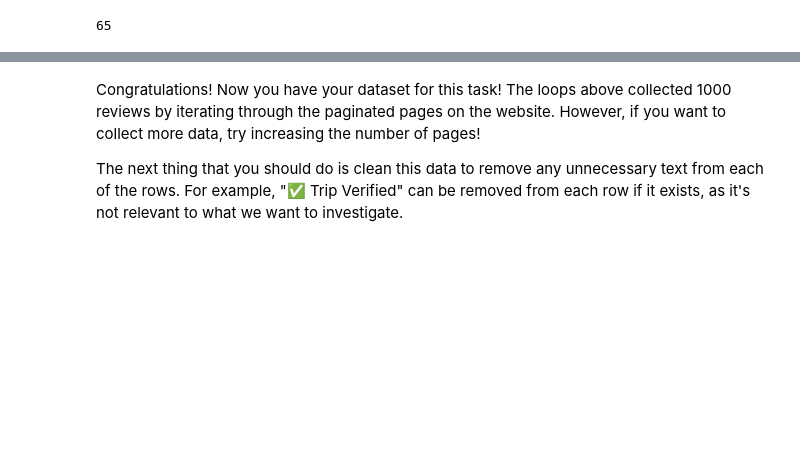
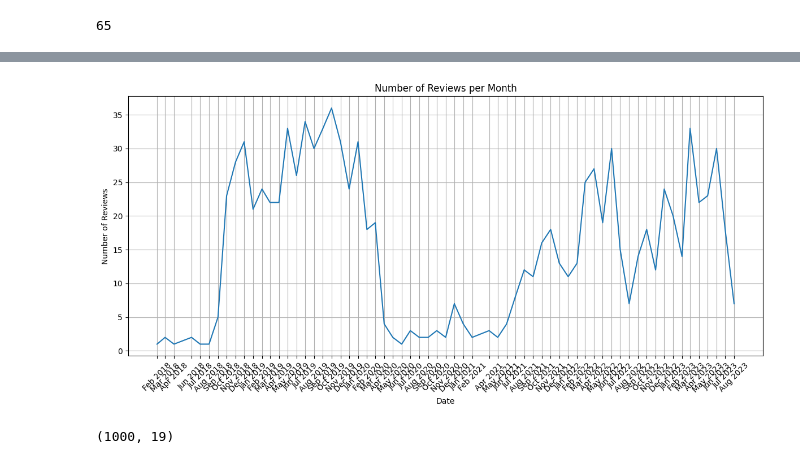
Before and after one commit to codewithawr/British-Airways-Projects, a Jupyter notebook: Task-1-Web scraping/getting_started.ipynb, the cells around one changed output, grey strips where cells are left out. Saved outputs shown, nothing was run; the diff lists cells and outputs as text; code cells hidden in the pictures; blank space fills up the shorter version.

```diff
--- a/Task-1-Web scraping/getting_started.ipynb
+++ b/Task-1-Web scraping/getting_started.ipynb
@@ -252,6 +258,26 @@ plt.grid(True)
+# %%
+ploting_no_reviews_mounth = plt
+reviews_count_per_month = reviews.groupby('Date_Flown')['name'].count()
+
+ploting_no_reviews_mounth.figure(figsize=(12, 6))
+
+ploting_no_reviews_mounth.plot(reviews_count_per_month.index, reviews_count_per_month, '')
+
+ploting_no_reviews_mounth.xlabel('Date')
+ploting_no_reviews_mounth.ylabel('Number of Reviews')
+ploting_no_reviews_mounth.title('Number of Reviews per Month')
+ploting_no_reviews_mounth.grid(True)
+
+# Set the x-axis ticks and labels to be months
+ploting_no_reviews_mounth.xticks(reviews_count_per_month.index, reviews_count_per_month.index.strftime('%b %Y'), rotation=45)
+
+ploting_no_reviews_mounth.tight_layout()
+ploting_no_reviews_mounth.show()
+# %% [output]
+[figure, added]
+# %%
+reviews.shape
+# %% [output]
+(1000, 19)
 # %%
 reviews.to_csv("data/BA_reviews.csv")
-# %% [markdown]
-Congratulations! Now you have your dataset for this task! The loops above collected 1000 reviews by iterating through the paginated pages on the website. However, if you want to collect more data, try increasing the number of pages!
-
- The next thing that you should do is clean this data to remove any unnecessary text from each of the rows. For example, "✅ Trip Verified" can be removed from each row if it exists, as it's not relevant to what we want to investigate.
```
Also changed, not shown: parts of 6 cells of this notebook.
